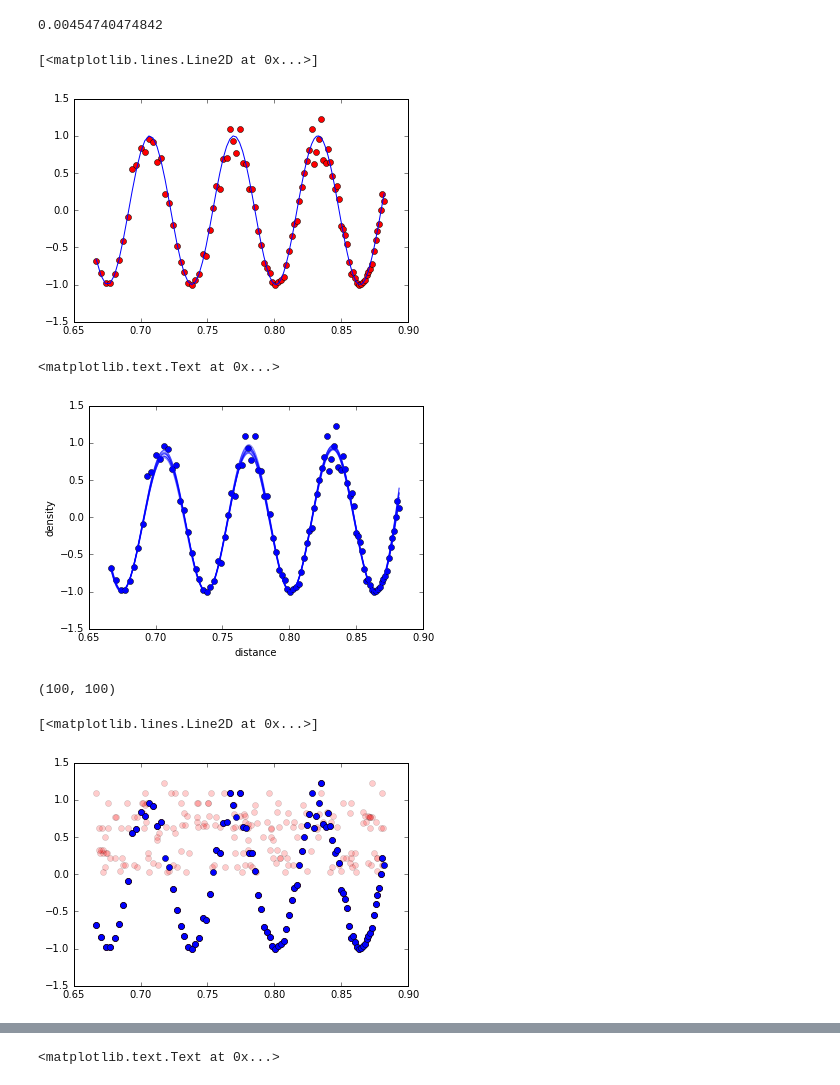
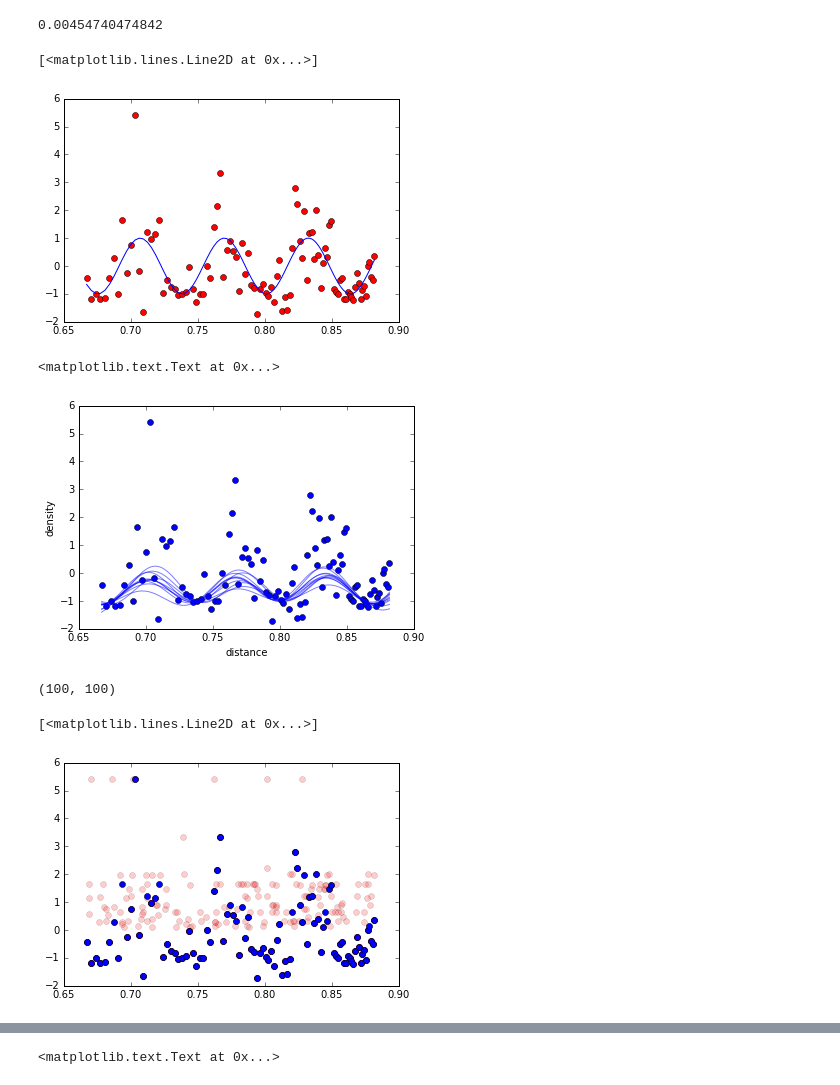
Before and after one commit to aimalz/densityfield, a Jupyter notebook: GenCat.ipynb, the cells around one changed output, grey strips where cells are left out. Drawn from its saved outputs; the diff is of its cells as text; code cells hidden in the pictures.

```diff
--- a/GenCat.ipynb
+++ b/GenCat.ipynb
@@ -40,16 +40,16 @@ print(res)
 # %%
 deltath = np.sin(zs*100)
 deltathmin = min(deltath)
-deltaerr = 0.1*np.sqrt(deltath-deltathmin)
+deltaerr = np.sqrt(deltath-deltathmin)
 #this is a totally stupid density model, permitting negative densities
 #try different functions here, something realistic for density field
 #the right thing would be the truth as a sample from the real 2PCF
 delta = deltath + deltaerr * np.random.randn(len(zs))
 plt.plot(zs,delta,'ro')
 plt.plot(zs,deltath)
 # %% [output]
 [<matplotlib.lines.Line2D at 0x...>]
-[figure, old version]
+[figure, new version]
 # %%
 import george
 from george.kernels import CosineKernel,ExpSquaredKernel
@@ -74,7 +74,7 @@ plt.xlabel('distance')
 plt.ylabel('density')
 # %% [output]
 <matplotlib.text.Text at 0x...>
-[figure, old version]
+[figure, new version]
 # %%
 def make_one_prob():
     #change this to be from arbitrary distribution
@@ -110,7 +110,7 @@ plt.plot(zs,delta,'bo')
 # %% [output]
 (100, 100)
 [<matplotlib.lines.Line2D at 0x...>]
-[figure, old version]
+[figure, new version]
 # %%
 gp_obss = [george.GP(kernel) for c in range(ncats)]
 
```
Also changed, not shown: parts of 1 cell of this notebook.
